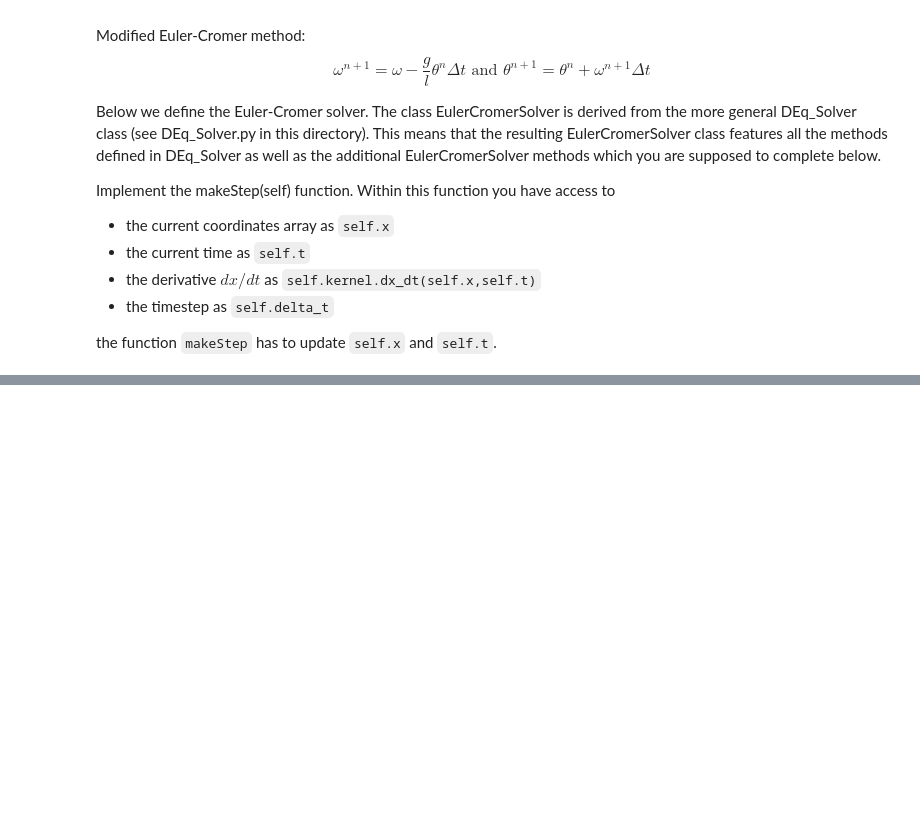
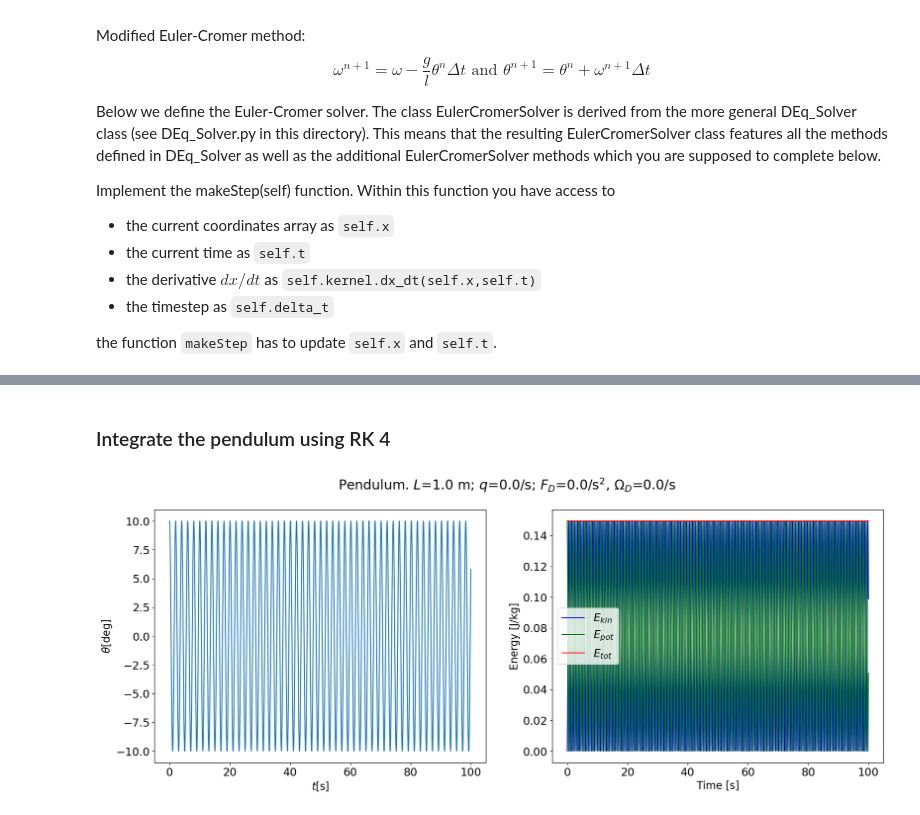
Before and after one commit to keithonpy/Scientific_Computing, a Jupyter notebook: 3. Harmonic Motion/harmonic_motion.ipynb, the cells around one changed output, grey strips where cells are left out. Saved outputs shown, nothing was run; the diff lists cells and outputs as text; code cells hidden in the pictures; blank space fills up the shorter version.

```diff
--- a/3. Harmonic Motion/harmonic_motion.ipynb
+++ b/3. Harmonic Motion/harmonic_motion.ipynb
@@ -356,0 +434,8 @@ assert np.isclose(testEC.x,[ 0.30185004,  0.18500435]).all()
+# %% [markdown]
+### Integrate the pendulum using RK 4
+# %%
+# Run RK4 on the same pendulum, and make the plots
+solver = solvers.RK4Solver(pend)
+makePlots(solver)
+# %% [output]
+[figure, added]
```
Also changed, not shown: parts of 7 cells of this notebook.
